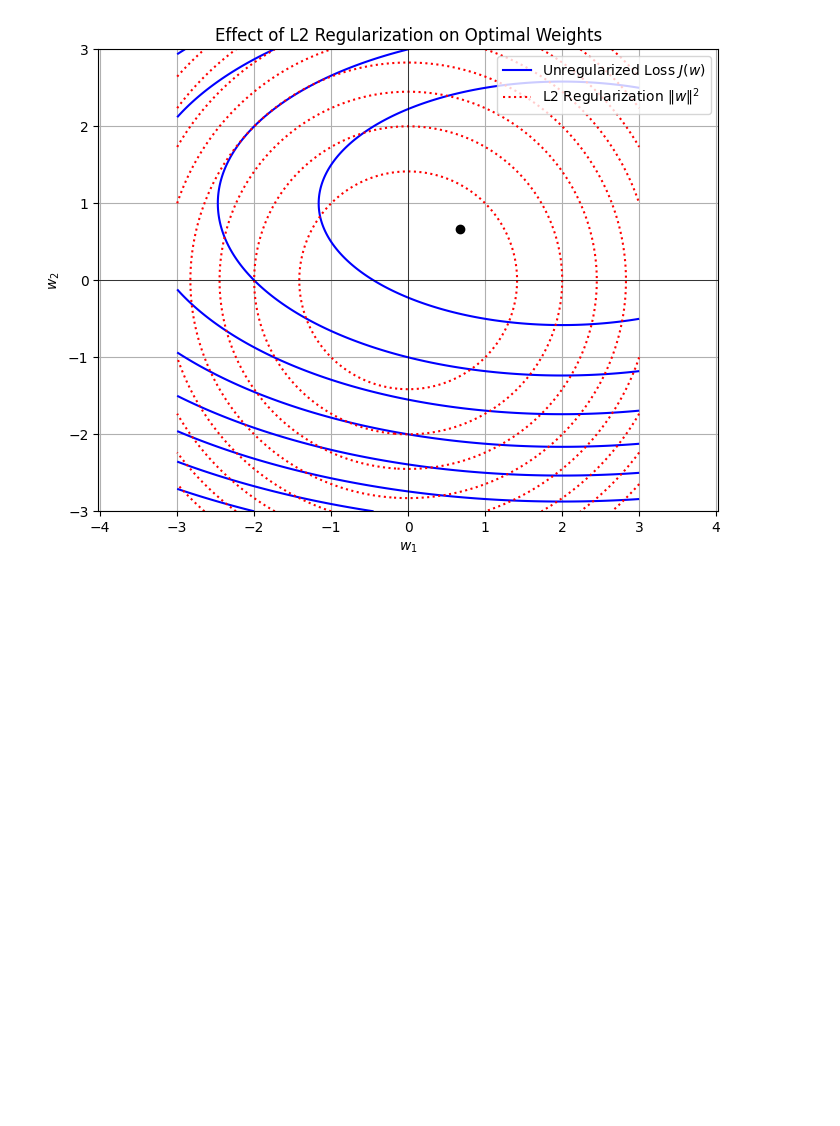
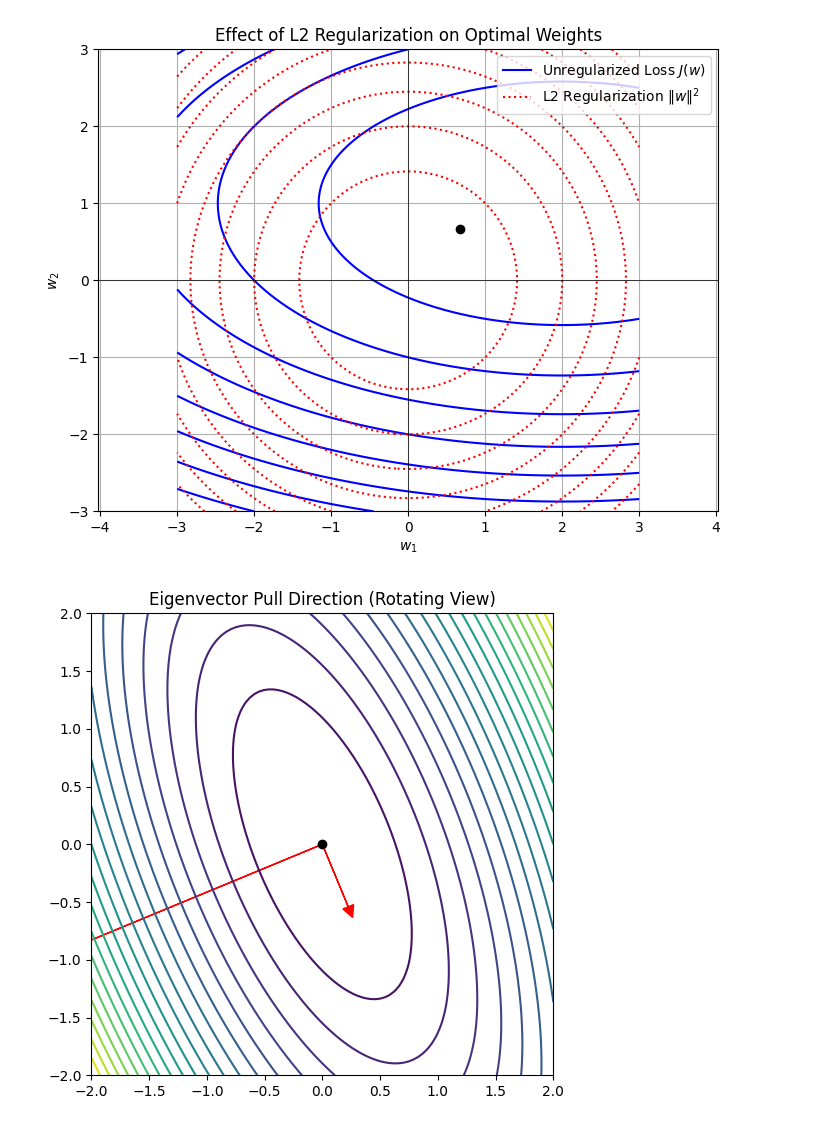
Before and after one commit to Shaik-Amaan-Ahmed/statistics, a Jupyter notebook: ml/lin-reg.ipynb, the cells around one changed output. Drawn from its saved outputs; the diff is of its cells as text; code cells hidden in the pictures; blank space fills up the shorter version.

```diff
--- a/ml/lin-reg.ipynb
+++ b/ml/lin-reg.ipynb
@@ -683,3 +683,55 @@ plt.axis('equal')
 plt.show()
 # %% [output]
 [figure]
+# %%
+import numpy as np
+import matplotlib.pyplot as plt
+from matplotlib.patches import Ellipse
+from IPython.display import clear_output, display
+import time
+
+H = np.array([[3.0, 1.0],
+              [1.0, 1.0]])
+
+eigvals, eigvecs = np.linalg.eigh(H)
+
+x = np.linspace(-2, 2, 100)
+y = np.linspace(-2, 2, 100)
+X, Y = np.meshgrid(x, y)
+Z = np.zeros_like(X)
+w_star = np.array([0.0, 0.0])
+
+for i in range(X.shape[0]):
+    for j in range(X.shape[1]):
+        w = np.array([X[i, j], Y[i, j]])
+        Z[i, j] = 0.5 * np.dot((w - w_star).T, H @ (w - w_star))
+
+num_frames = 30
+angles = np.linspace(0, 2 * np.pi, num_frames)
+
+for angle in angles:
+    fig, ax = plt.subplots(figsize=(6, 6))
+    ax.contour(X, Y, Z, levels=20, cmap='viridis')
+    ax.set_title("Eigenvector Pull Direction (Rotating View)")
+    ax.set_xlim(-2, 2)
+    ax.set_ylim(-2, 2)
+    ax.set_aspect('equal')
+
+    for i in range(2):
+        vec = eigvecs[:, i]
+        val = eigvals[i]
+        rotated_vec = (np.cos(angle) * vec[0] - np.sin(angle) * vec[1],
+                       np.sin(angle) * vec[0] + np.cos(angle) * vec[1])
+        ax.arrow(w_star[0], w_star[1],
+                 rotated_vec[0] * val,
+                 rotated_vec[1] * val,
+                 head_width=0.1, head_length=0.1, fc='r', ec='r')
+
+    ax.plot(0, 0, 'ko', label="Minimum (w*)")
+
+    clear_output(wait=True)
+    display(fig)
+    plt.close(fig)
+    time.sleep(0.15)
+# %% [output]
+[figure, added]
```
Also changed, not shown: parts of 1 cell of this notebook, 1 other file.
